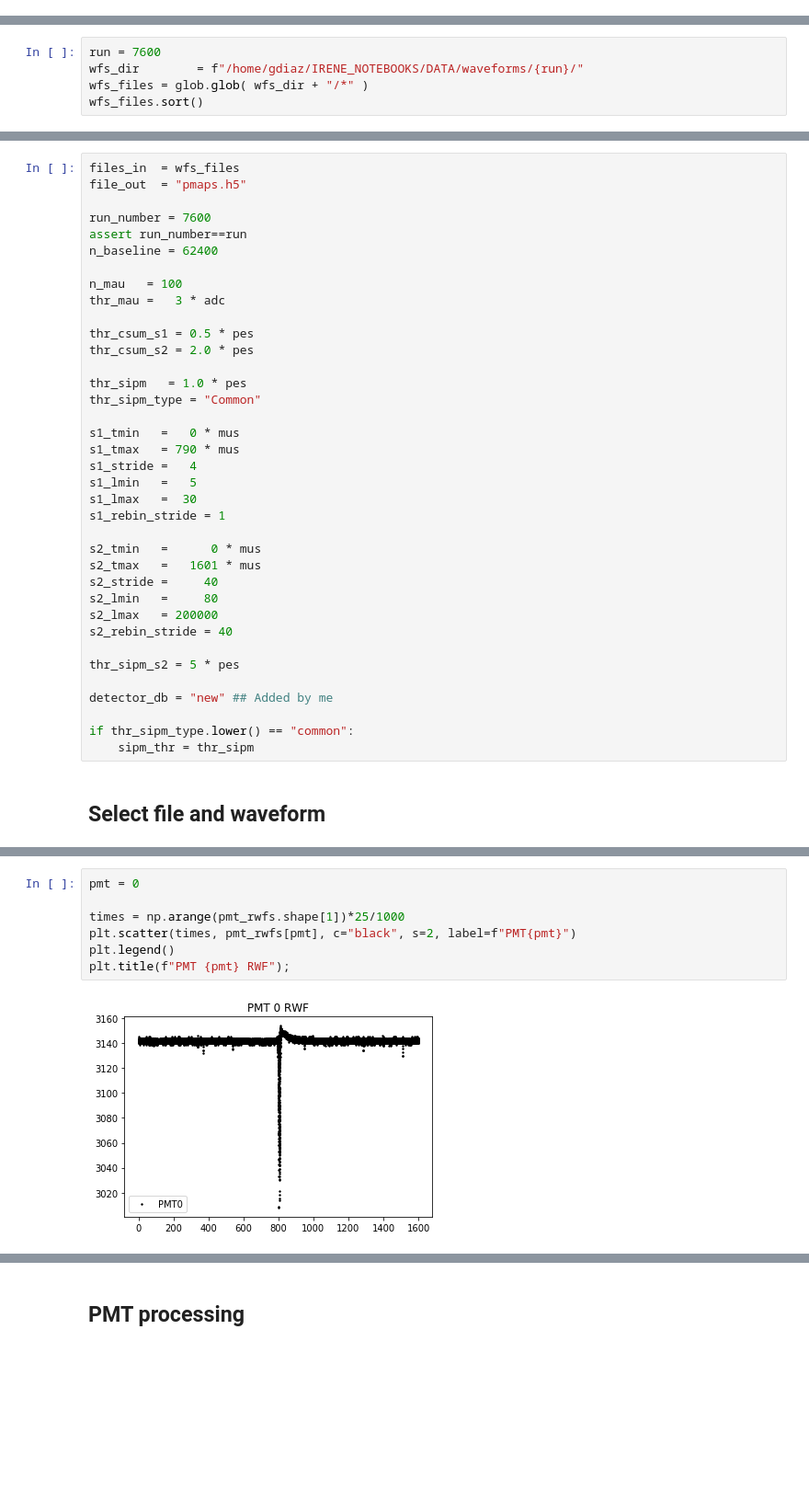
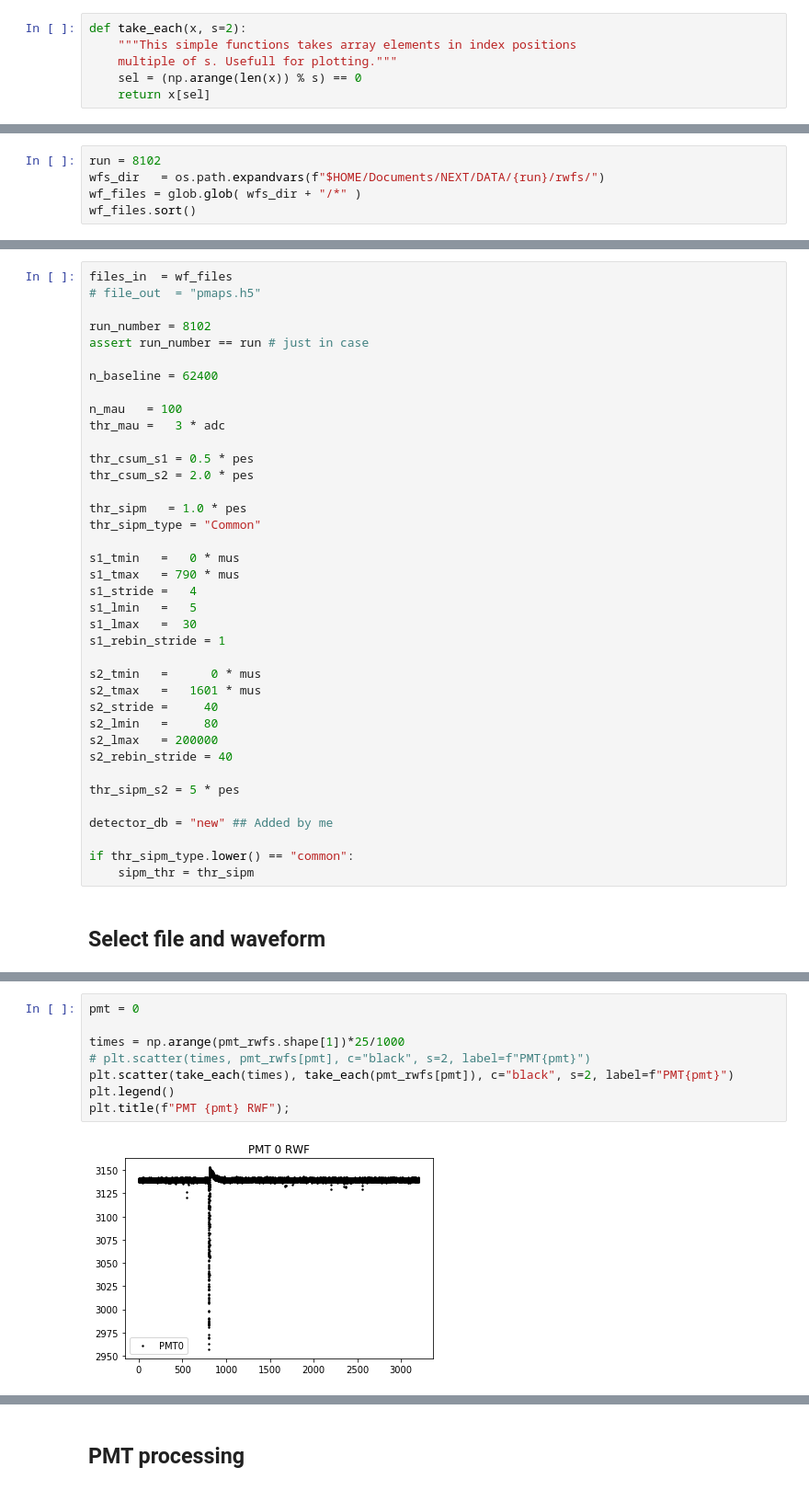
Before and after one commit to gondiaz/IRENE_NOTEBOOKS, a Jupyter notebook: IRENE_WF_PROCESSING.ipynb, the cells around one changed output, grey strips where cells are left out. Shown at 92% size. Cells and saved outputs as stored; diff of their text form; blank space fills up the shorter version.

Commit message:
Change system of units import and add take_each function

```diff
--- a/IRENE_WF_PROCESSING.ipynb
+++ b/IRENE_WF_PROCESSING.ipynb
@@ -29,21 +30,28 @@ from invisible_cities.reco.peak_functions import select_wfs_above_time_integrate
 from invisible_cities.reco.peak_functions import pick_slice_and_rebin
 
 from invisible_cities.types.ic_types import minmax
+# %%
+def take_each(x, s=2):
+    """This simple functions takes array elements in index positions
+    multiple of s. Usefull for plotting."""
+    sel = (np.arange(len(x)) % s) == 0
+    return x[sel]
 # %% [markdown]
 ## Import raw waveforms
 # %%
-run = 7600
-wfs_dir        = f"/home/gdiaz/IRENE_NOTEBOOKS/DATA/waveforms/{run}/"
-wfs_files = glob.glob( wfs_dir + "/*" )
-wfs_files.sort()
+run = 8102
+wfs_dir   = os.path.expandvars(f"$HOME/Documents/NEXT/DATA/{run}/rwfs/")
+wf_files = glob.glob( wfs_dir + "/*" )
+wf_files.sort()
 # %% [markdown]
 ## Parameters
 # %%
-files_in  = wfs_files
-file_out  = "pmaps.h5"
+files_in  = wf_files
+# file_out  = "pmaps.h5"
 
-run_number = 7600
-assert run_number==run
+run_number = 8102
+assert run_number == run # just in case
+
 n_baseline = 62400
 
 n_mau   = 100
@@ -97,12 +104,13 @@ RWFs_file.close()
 # %%
 pmt = 0
 
 times = np.arange(pmt_rwfs.shape[1])*25/1000
-plt.scatter(times, pmt_rwfs[pmt], c="black", s=2, label=f"PMT{pmt}")
+# plt.scatter(times, pmt_rwfs[pmt], c="black", s=2, label=f"PMT{pmt}")
+plt.scatter(take_each(times), take_each(pmt_rwfs[pmt]), c="black", s=2, label=f"PMT{pmt}")
 plt.legend()
 plt.title(f"PMT {pmt} RWF");
 # %% [output]
-[figure, old version]
+[figure, new version]
 # %%
 sipm = 100
 
```
Also changed, not shown: parts of 17 cells of this notebook.
